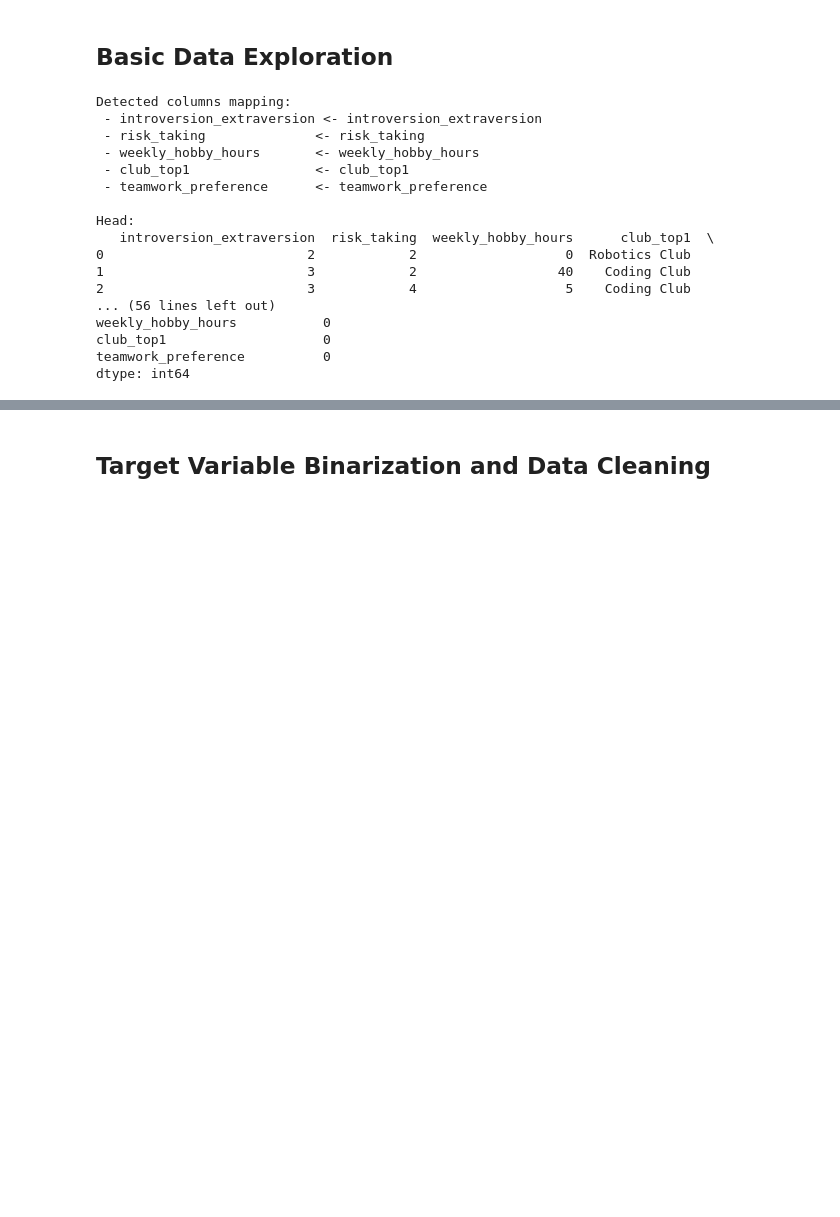
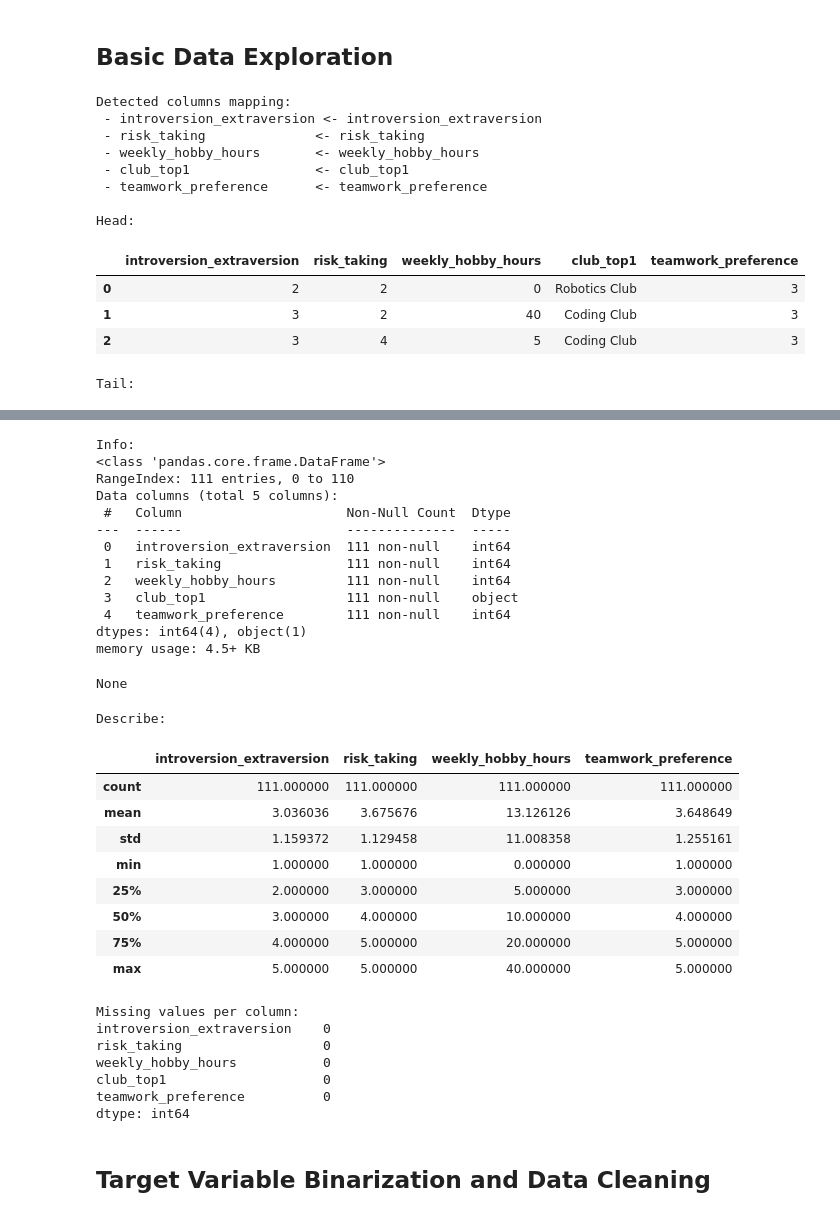
Before and after one commit to pauldebanshu19/TheProjectPairingDilemma, a Jupyter notebook: project.ipynb, the cells around one changed output, grey strips where cells are left out. Cells and saved outputs as stored; diff of their text form; code cells hidden in the pictures; blank space fills up the shorter version.

```diff
--- a/project.ipynb
+++ b/project.ipynb
@@ -139,16 +139,16 @@ for k, v in required_map.items():
     print(f" - {k:<24} <- {norm_to_orig[v]}")
 
 print("\nHead:")
-print(df.head(3))
+display(df.head(3))
 
 print("\nTail:")
-print(df.tail(3))
+display(df.tail(3))
 
 print("\nInfo:")
-print(df.info())
+display(df.info())
 
 print("\nDescribe:")
-print(df.describe())
+display(df.describe())
 
 print("\nMissing values per column:")
 print(df.isna().sum())
@@ -161,12 +161,8 @@ Detected columns mapping:
  - teamwork_preference      <- teamwork_preference
 
 Head:
-   introversion_extraversion  risk_taking  weekly_hobby_hours      club_top1  \
-0                          2            2                   0  Robotics Club
-1                          3            2                  40    Coding Club
-2                          3            4                   5    Coding Club
-... (56 lines left out)
-weekly_hobby_hours           0
-club_top1                    0
-teamwork_preference          0
-dtype: int64
+|  | introversion_extraversion | risk_taking | weekly_hobby_hours | club_top1 | teamwork_preference |
+| 0 | 2 | 2 | 0 | Robotics Club | 3 |
+| 1 | 3 | 2 | 40 | Coding Club | 3 |
+| 2 | 3 | 4 | 5 | Coding Club | 3 |
+Tail:
@@ -173,3 +173,34 @@ dtype: int64
+Info:
+<class 'pandas.core.frame.DataFrame'>
+RangeIndex: 111 entries, 0 to 110
+Data columns (total 5 columns):
+ #   Column                     Non-Null Count  Dtype
+---  ------                     --------------  -----
+ 0   introversion_extraversion  111 non-null    int64
+ 1   risk_taking                111 non-null    int64
+ 2   weekly_hobby_hours         111 non-null    int64
+ 3   club_top1                  111 non-null    object
+ 4   teamwork_preference        111 non-null    int64
+dtypes: int64(4), object(1)
+memory usage: 4.5+ KB
+None
+Describe:
+|  | introversion_extraversion | risk_taking | weekly_hobby_hours | teamwork_preference |
+| count | 111.000000 | 111.000000 | 111.000000 | 111.000000 |
+| mean | 3.036036 | 3.675676 | 13.126126 | 3.648649 |
+| std | 1.159372 | 1.129458 | 11.008358 | 1.255161 |
+| min | 1.000000 | 1.000000 | 0.000000 | 1.000000 |
+| 25% | 2.000000 | 3.000000 | 5.000000 | 3.000000 |
+| 50% | 3.000000 | 4.000000 | 10.000000 | 4.000000 |
+| 75% | 4.000000 | 5.000000 | 20.000000 | 5.000000 |
+| max | 5.000000 | 5.000000 | 40.000000 | 5.000000 |
+Missing values per column:
+introversion_extraversion    0
+risk_taking                  0
+weekly_hobby_hours           0
+club_top1                    0
+teamwork_preference          0
+dtype: int64
 # %% [markdown]
 ## Target Variable Binarization and Data Cleaning
 # %%
```
Also changed, not shown: parts of 1 cell of this notebook, 2 other files.
